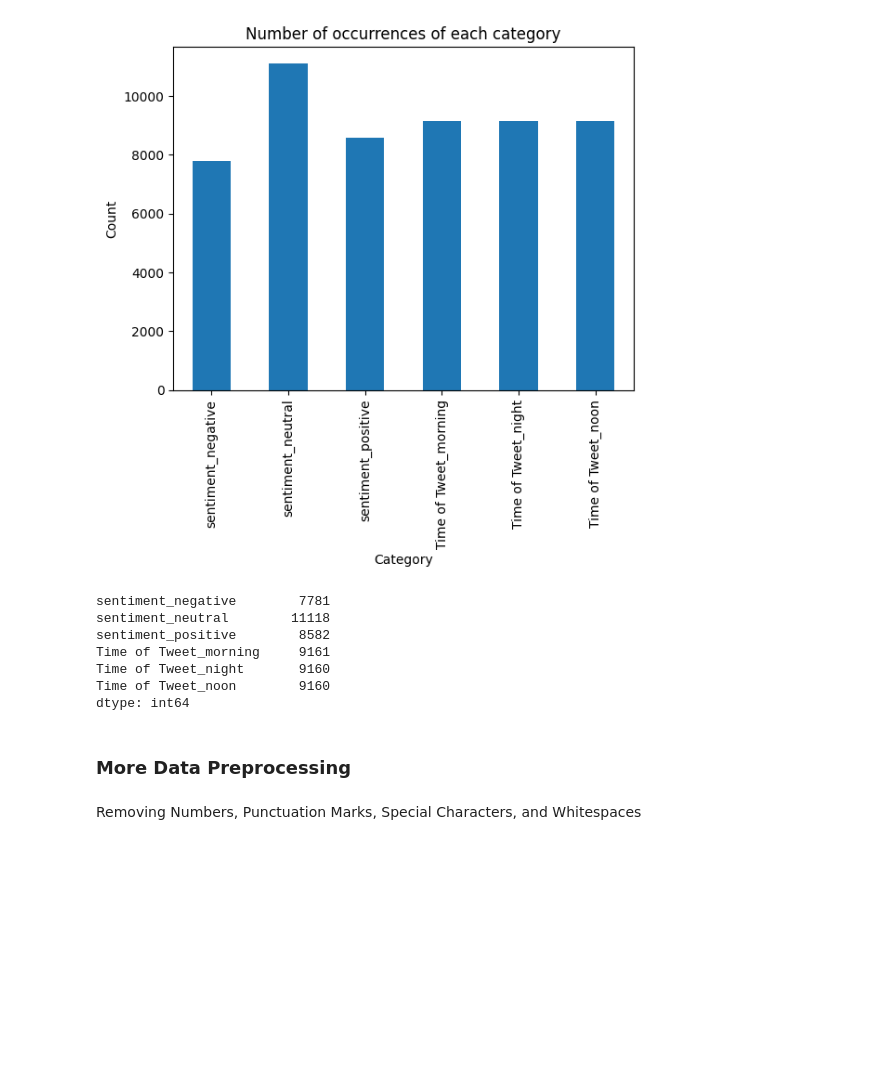
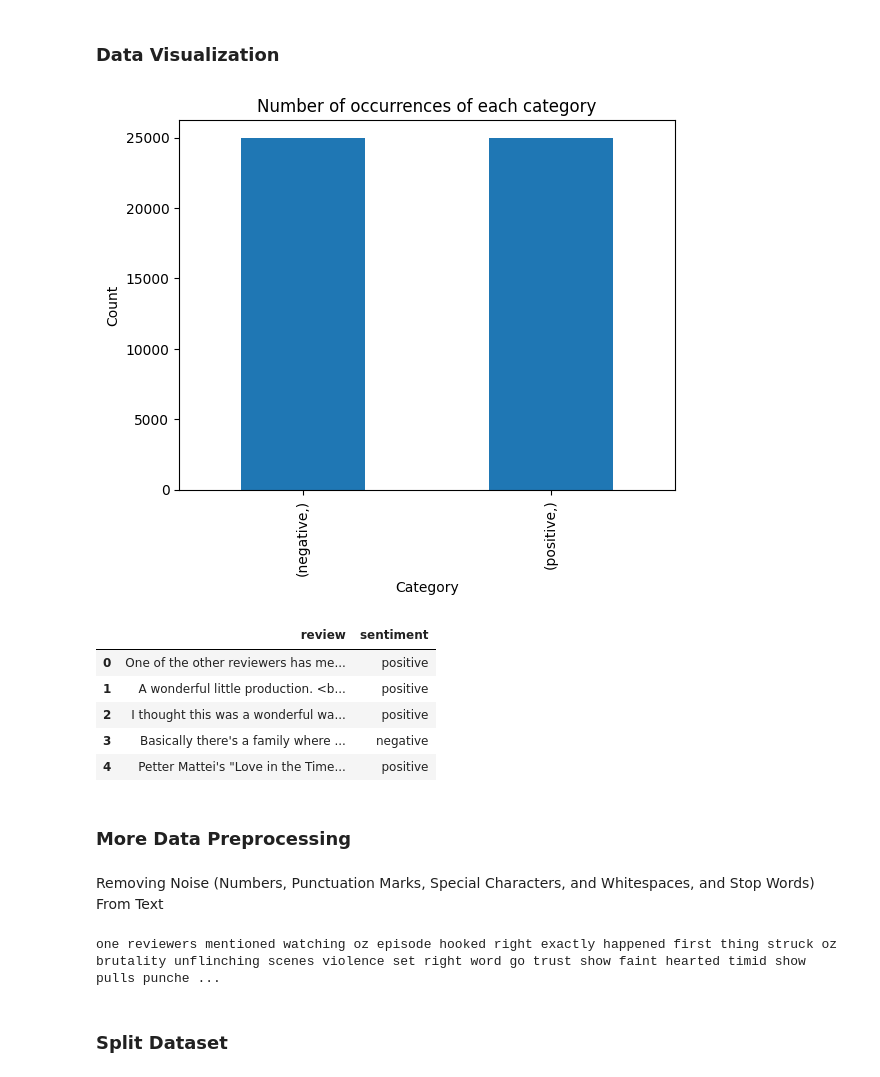
Before and after one commit to ThomasQi3141/Sentiment-Analysis-Model, a Jupyter notebook: model.ipynb, the cells around one changed output. Cells and saved outputs as stored; diff of their text form; code cells hidden in the pictures; blank space fills up the shorter version.

```diff
--- a/model.ipynb
+++ b/model.ipynb
@@ -29,0 +17,5 @@ data.head()
+# %%
+# Read data
+
+data = pd.read_csv(r'data/review_dataset.csv', encoding='unicode_escape')
+data.head()
@@ -34,15 +34,0 @@ One Hot Encode & Numerify Sentiment & Time of Tweet Column
-# %%
-temp = pd.get_dummies(data, columns=['sentiment', 'Time of Tweet'])
-data = temp
-
-# bool to numeric function (cols_to_numerify_from_bool)
-def bool_to_numeric(data_frame, feature):
-    bool_to_numeric_dict = {True: 1, False: 0}
-    data_frame[feature] = data_frame[feature].map(bool_to_numeric_dict)
-    return data_frame
-
-columns_to_encode = ['sentiment_negative', 'sentiment_neutral', 'sentiment_positive', 'Time of Tweet_morning', 'Time of Tweet_noon', 'Time of Tweet_night']
-
-for col in columns_to_encode:
-    data = bool_to_numeric(data, col)
-data.head()
@@ -55,0 +35,4 @@ data.head()
+# %%
+sentiment_to_num_dict = {'positive': 1, 'negative': 0}
+data['sentiment'] = data['sentiment'].map(sentiment_to_num_dict)
+data.head()
@@ -56,22 +46,24 @@ data.head()
+# %% [markdown]
+### Data Visualization
 # %%
-# Visualizing the Traning Dataset to Ensure no Heavy Bias
-category_counts = data.drop(columns=['text']).sum()
+# Visualizing the training set to check for heavy biases
+
+category_counts = data.drop(columns=['review']).value_counts()
 category_counts.plot(kind='bar')
 plt.xlabel('Category')
 plt.ylabel('Count')
 plt.title('Number of occurrences of each category')
 plt.show()
-print(category_counts)
+data.head()
 # %% [output]
-[figure, old version]
+[figure, new version]
-sentiment_negative        7781
-sentiment_neutral        11118
-sentiment_positive        8582
-Time of Tweet_morning     9161
-Time of Tweet_night       9160
-Time of Tweet_noon        9160
-dtype: int64
+|  | review | sentiment |
+| 0 | One of the other reviewers has me... | positive |
+| 1 | A wonderful little production. <b... | positive |
+| 2 | I thought this was a wonderful wa... | positive |
+| 3 | Basically there's a family where ... | negative |
+| 4 | Petter Mattei's "Love in the Time... | positive |
 # %% [markdown]
 ### More Data Preprocessing
 # %% [markdown]
-Removing Numbers, Punctuation Marks, Special Characters, and Whitespaces
+Removing Noise (Numbers, Punctuation Marks, Special Characters, and Whitespaces, and Stop Words) From Text
@@ -77,0 +74,19 @@ Removing Numbers, Punctuation Marks, Special Characters, and Whitespaces
+# %%
+custom = CustomPreprocess()
+
+# Calling custom preprocessing function on data
+X = []
+sentences = list(data['review'])
+for sen in sentences:
+    try:
+        X.append(custom.preprocess_text(sen))
+    except Exception as error:
+        print(f'Error: {error}')
+        continue
+
+# Sample processed sentence
+print(X[0])
+# %% [output]
+one reviewers mentioned watching oz episode hooked right exactly happened first thing struck oz brutality unflinching scenes violence set right word go trust show faint hearted timid show pulls punche ...
+# %% [markdown]
+### Split Dataset
```
Also changed, not shown: parts of 43 cells of this notebook, 3 other files.
